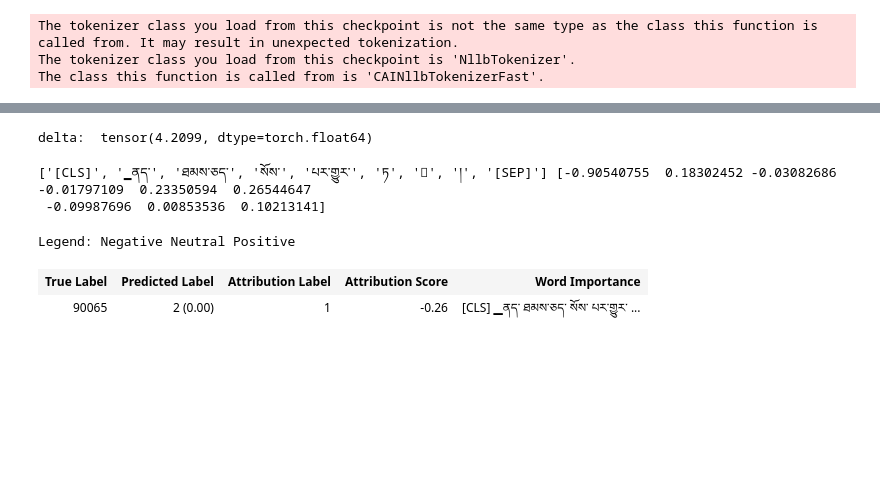
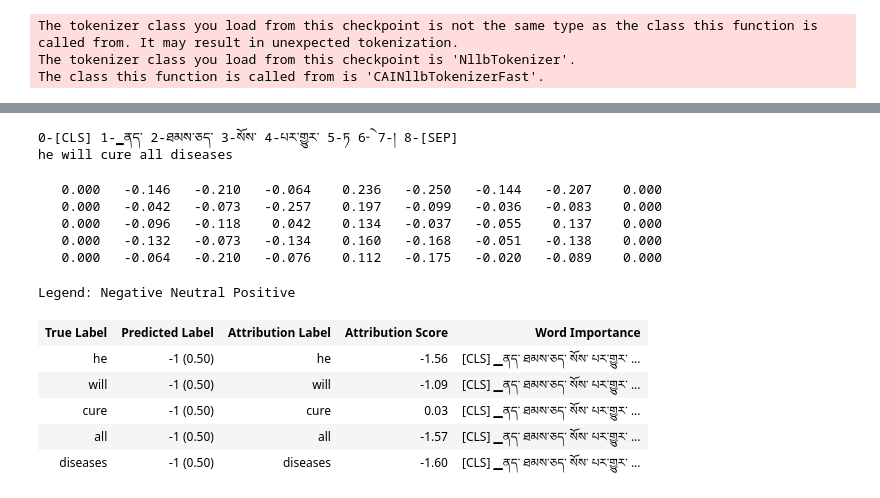
Before and after one commit to CompassionAI/garland, a Jupyter notebook: notebooks/Bitext template mining.ipynb, the cells around one changed output, grey strips where cells are left out. Drawn from its saved outputs; the diff is of its cells as text; code cells hidden in the pictures; blank space fills up the shorter version.

```diff
--- a/notebooks/Bitext template mining.ipynb
+++ b/notebooks/Bitext template mining.ipynb
@@ -363,4 +362,0 @@ diseases
-# %%
-with torch.no_grad():
-    logits = translator.model(**inputs).logits[0][-1]
-logits.shape
@@ -409,10 +362,0 @@ tensor([[1, 1, 1, 1, 1, 1, 1, 1, 1]])
-# %%
-def forward_func(input_ids):
-    new_inputs = {}
-    new_inputs['input_ids'] = input_ids
-    new_inputs['attention_mask'] = torch.ones_like(input_ids)
-    new_inputs['decoder_input_ids'] = inputs['decoder_input_ids'].repeat(input_ids.shape[0], 1)
-    new_inputs['decoder_attention_mask'] = inputs['decoder_attention_mask'].repeat(input_ids.shape[0], 1)
-    return translator.model(**new_inputs).logits[0][-1]
-
-lig = LayerIntegratedGradients(forward_func, translator.model.encoder.embeddings.word_embeddings)
@@ -440,17 +362,0 @@ def add_attributions_to_visualizer(attributions, inputs, pred, pred_ind, label,
-# %%
-attributions_ig, delta = lig.attribute(input_indices, reference_indices, n_steps=500, return_convergence_delta=True)
-
-print('delta: ', abs(delta[label]))
-# %% [output]
-delta:  tensor(4.2099, dtype=torch.float64)
-# %%
-add_attributions_to_visualizer(attributions_ig, inputs, target, logits.argmax(), label, delta)
-# %% [output]
-['[CLS]', '▁ནད་', 'ཐམས་ཅད་', 'སོས་', 'པར་གྱུར་', 'ཏ', 'ེ', '།', '[SEP]'] [-0.90540755  0.18302452 -0.03082686 -0.01797109  0.23350594  0.26544647
- -0.09987696  0.00853536  0.10213141]
-# %%
-_ = visualization.visualize_text(vis_data_records)
-# %% [output]
-Legend: Negative Neutral Positive
-| True Label | Predicted Label | Attribution Label | Attribution Score | Word Importance |
-| 90065 | 2 (0.00) | 1 | -0.26 | [CLS] ▁ནད་ ཐམས་ཅད་ སོས་ པར་གྱུར་ ... |
@@ -456,0 +430,29 @@ Legend: Negative Neutral Positive
+# %%
+source, target = "ནད་ཐམས་ཅད་སོས་པར་གྱུར་ཏེ།", "he will cure all diseases"
+# source, target = '།སྐྱེ་བོ་ཐམས་ཅད་དགའ་བར་འགྱུར་རོ།', 'one will be loved by everyone.'
+# source, target = '།འཁྲུལ་འཁོར་ཐམས་ཅད་འགེམས་པར་བྱེད་དོ།', 'one will burn all the diagrams.'
+
+print(
+    ' '.join([
+        f"{i}-{t}" for i, t in enumerate(translator.tokenizer.convert_ids_to_tokens(translator.tokenizer.encode(source)))
+    ])
+)
+print(target)
+# %% [output]
+0-[CLS] 1-▁ནད་ 2-ཐམས་ཅད་ 3-སོས་ 4-པར་གྱུར་ 5-ཏ 6-ེ 7-། 8-[SEP]
+he will cure all diseases
+# %%
+attrib_all_words(source, target, translator)
+# %% [output]
+   0.000   -0.146   -0.210   -0.064    0.236   -0.250   -0.144   -0.207    0.000
+   0.000   -0.042   -0.073   -0.257    0.197   -0.099   -0.036   -0.083    0.000
+   0.000   -0.096   -0.118    0.042    0.134   -0.037   -0.055    0.137    0.000
+   0.000   -0.132   -0.073   -0.134    0.160   -0.168   -0.051   -0.138    0.000
+   0.000   -0.064   -0.210   -0.076    0.112   -0.175   -0.020   -0.089    0.000
+Legend: Negative Neutral Positive
+| True Label | Predicted Label | Attribution Label | Attribution Score | Word Importance |
+| he | -1 (0.50) | he | -1.56 | [CLS] ▁ནད་ ཐམས་ཅད་ སོས་ པར་གྱུར་ ... |
+| will | -1 (0.50) | will | -1.09 | [CLS] ▁ནད་ ཐམས་ཅད་ སོས་ པར་གྱུར་ ... |
+| cure | -1 (0.50) | cure | 0.03 | [CLS] ▁ནད་ ཐམས་ཅད་ སོས་ པར་གྱུར་ ... |
+| all | -1 (0.50) | all | -1.57 | [CLS] ▁ནད་ ཐམས་ཅད་ སོས་ པར་གྱུར་ ... |
+| diseases | -1 (0.50) | diseases | -1.60 | [CLS] ▁ནད་ ཐམས་ཅད་ སོས་ པར་གྱུར་ ... |
```
Also changed, not shown: parts of 32 cells of this notebook.
